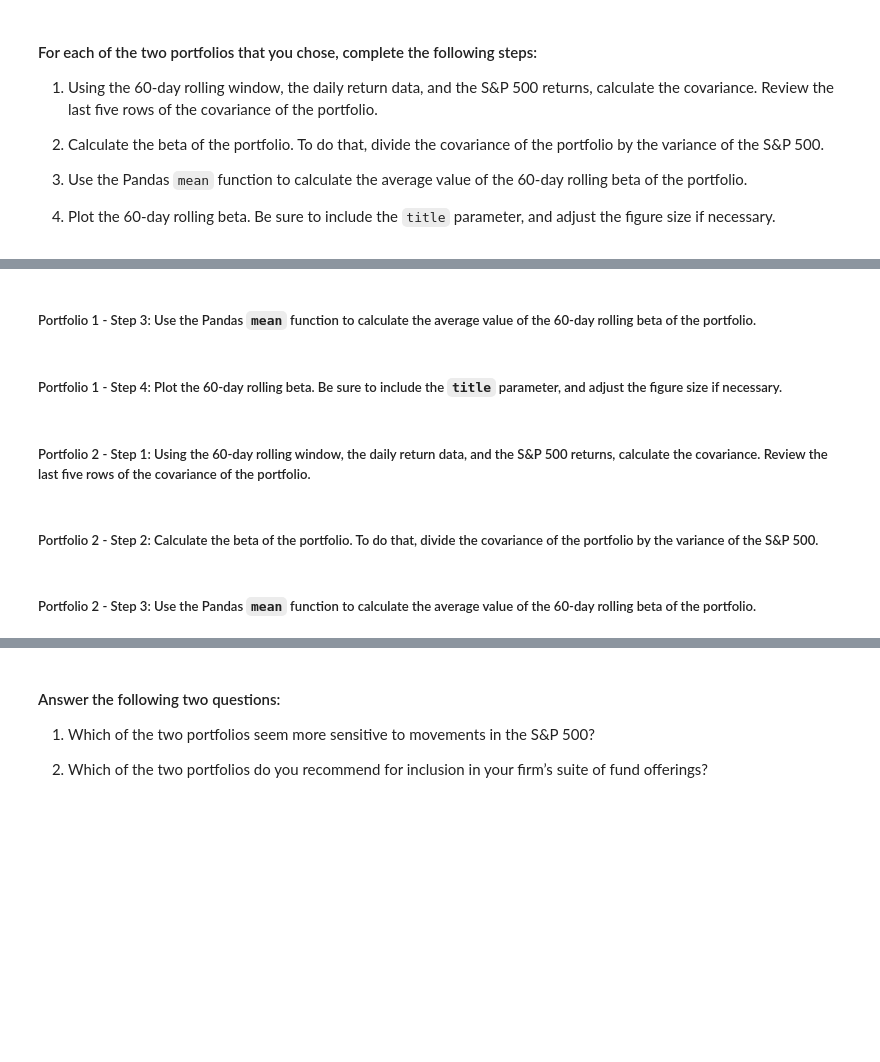
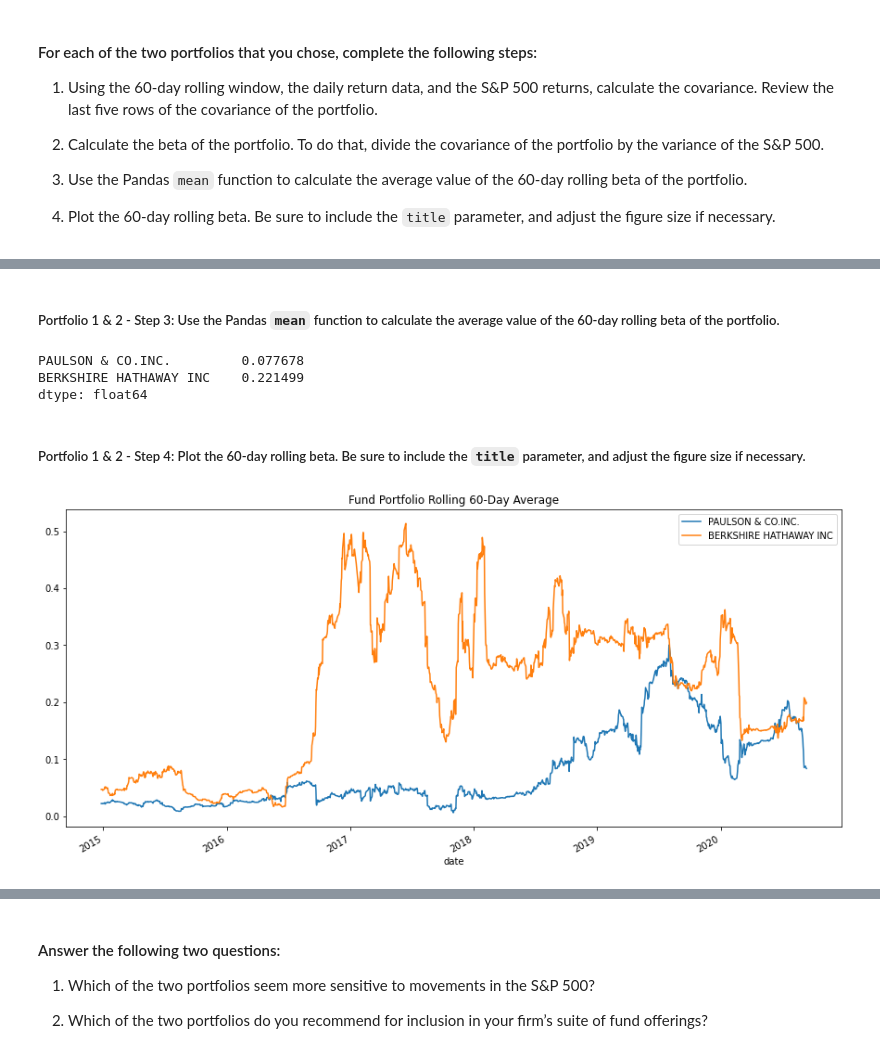
Before and after one commit to jasonjgarcia24/risk-return-analysis, a Jupyter notebook: risk_return_analysis.ipynb, the cells around one changed output, grey strips where cells are left out. Cells and saved outputs as stored; diff of their text form; code cells hidden in the pictures; blank space fills up the shorter version.

Commit message:
Completed the diversify the portfolio section.

```diff
--- a/risk_return_analysis.ipynb
+++ b/risk_return_analysis.ipynb
@@ -408,4 +408,6 @@ Your analysis is nearing completion. Now, you need to evaluate how the portfolio
 #### Use the Pandas `var` function to calculate the variance of the S&P 500 by using a 60-day rolling window. Visualize the last five rows of the variance of the S&P 500.
 # %%
 # Calculate the variance of the S&P 500 using a rolling 60-day window.
-# YOUR CODE HERE
+var_sp500_roll60 = daily_returns.loc[:,"S&P 500"].rolling(window=60).var().dropna()
+display(var_sp500_roll60.describe())
+var_sp500_roll60.tail(5)
@@ -419,3 +438,7 @@ Your analysis is nearing completion. Now, you need to evaluate how the portfolio
 3. Use the Pandas `mean` function to calculate the average value of the 60-day rolling beta of the portfolio.
 
 4. Plot the 60-day rolling beta. Be sure to include the `title` parameter, and adjust the figure size if necessary.
+# %%
+worst_and_best_portfolios = list(sharpe_ratios.index)[0::len(sharpe_ratios)-1]
+selected_portfolios       = worst_and_best_portfolios
+selected_portfolios
@@ -424,4 +449,6 @@ Your analysis is nearing completion. Now, you need to evaluate how the portfolio
 # %%
 # Calculate the covariance using a 60-day rolling window
 # Review the last five rows of the covariance data
-# YOUR CODE HERE
+sp500_roll60          = daily_returns['S&P 500'].rolling(window=60)
+cov_portfolios_roll60 = daily_returns.rolling(window=60)[selected_portfolios].cov(sp500_roll60).dropna()
+cov_portfolios_roll60.describe()
@@ -430,4 +467,5 @@ Your analysis is nearing completion. Now, you need to evaluate how the portfolio
 # %%
 # Calculate the beta based on the 60-day rolling covariance compared to the market (S&P 500)
 # Review the last five rows of the beta information
-# YOUR CODE HERE
+beta_portfolios_roll60 = cov_portfolios_roll60.divide(var_sp500_roll60, axis="rows")
+beta_portfolios_roll60
@@ -434,13 +487,18 @@ Your analysis is nearing completion. Now, you need to evaluate how the portfolio
 # %% [markdown]
-##### Portfolio 1 - Step 3: Use the Pandas `mean` function to calculate the average value of the 60-day rolling beta of the portfolio.
+##### Portfolio 1 & 2 - Step 3: Use the Pandas `mean` function to calculate the average value of the 60-day rolling beta of the portfolio.
 # %%
 # Calculate the average of the 60-day rolling beta
-# YOUR CODE HERE
+beta_portfolios_roll60_mean = beta_portfolios_roll60.mean().sort_values()
+beta_portfolios_roll60_mean
+# %% [output]
+PAULSON & CO.INC.         0.077678
+BERKSHIRE HATHAWAY INC    0.221499
+dtype: float64
 # %% [markdown]
-##### Portfolio 1 - Step 4: Plot the 60-day rolling beta. Be sure to include the `title` parameter, and adjust the figure size if necessary.
+##### Portfolio 1 & 2 - Step 4: Plot the 60-day rolling beta. Be sure to include the `title` parameter, and adjust the figure size if necessary.
 # %%
 # Plot the rolling beta
 # Include a title parameter and adjust the figure size
-# YOUR CODE HERE
+beta_portfolios_roll60.plot(figsize=(15,7), title="Fund Portfolio Rolling 60-Day Average");
+# %% [output]
+[figure, added]
-# %% [markdown]
-##### Portfolio 2 - Step 1: Using the 60-day rolling window, the daily return data, and the S&P 500 returns, calculate the covariance. Review the last five rows of the covariance of the portfolio.
@@ -451,2 +504,0 @@ Your analysis is nearing completion. Now, you need to evaluate how the portfolio
-# %% [markdown]
-##### Portfolio 2 - Step 2: Calculate the beta of the portfolio. To do that, divide the covariance of the portfolio by the variance of the S&P 500.
@@ -457,2 +504,0 @@ Your analysis is nearing completion. Now, you need to evaluate how the portfolio
-# %% [markdown]
-##### Portfolio 2 - Step 3: Use the Pandas `mean` function to calculate the average value of the 60-day rolling beta of the portfolio.
```
Also changed, not shown: parts of 14 cells of this notebook.
